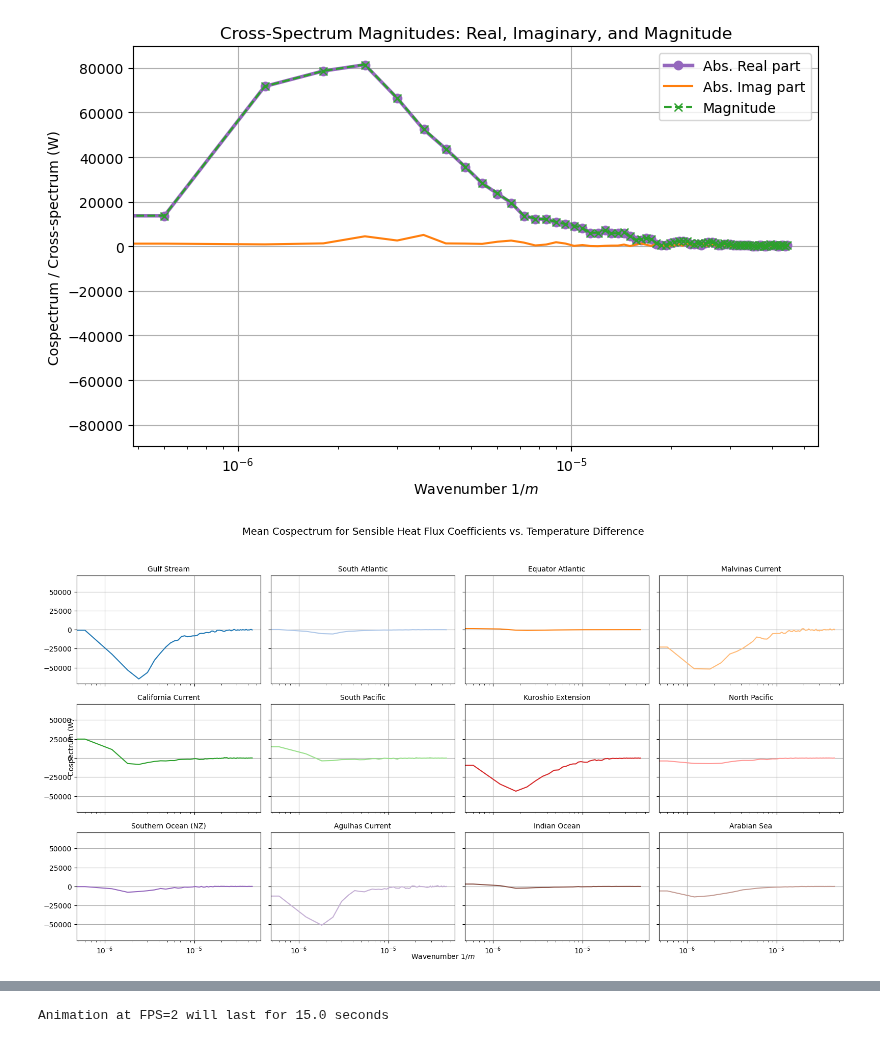
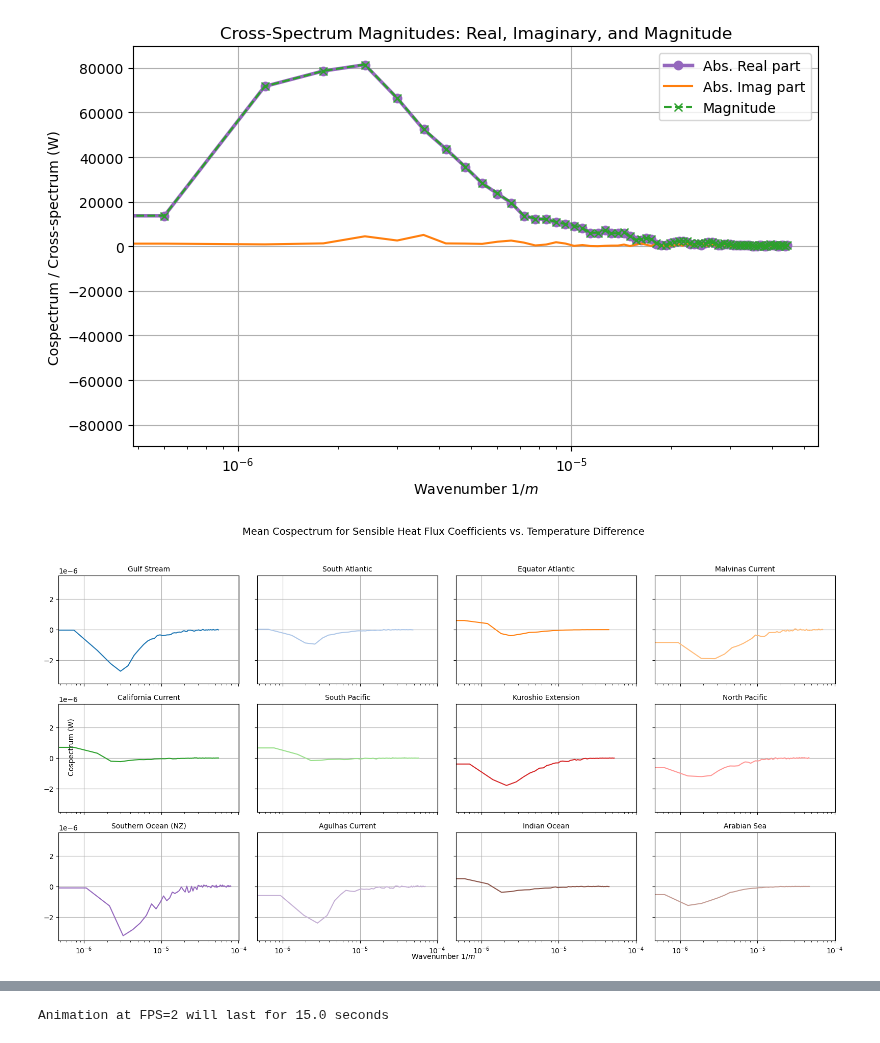
Before and after one commit to ocean-transport/air-sea-ML, a Jupyter notebook: cross_spectrum_figGen.ipynb, the cells around one changed output, grey strips where cells are left out. Drawn from its saved outputs; the diff is of its cells as text; code cells hidden in the pictures.

```diff
--- a/cross_spectrum_figGen.ipynb
+++ b/cross_spectrum_figGen.ipynb
@@ -927,8 +944,9 @@ for i, box in enumerate(cropped_boxes_HR):
     C_t = C.chunk({"xt_ocean": -1})
 
     # degree to m conversion
-    T_diff_t = T_diff_t.assign_coords(xt_ocean=T_diff_t.xt_ocean*111000)
-    C_t = C_t.assign_coords(xt_ocean=C_t.xt_ocean*111000)
+    lat_mean = T_diff_t.yt_ocean.mean().item()
+    T_diff_t = T_diff_t.assign_coords(xt_ocean = T_diff_t.xt_ocean * 111000 * np.cos(np.deg2rad(lat_mean)))
+    C_t = C_t.assign_coords(xt_ocean = C_t.xt_ocean * 111000 * np.cos(np.deg2rad(lat_mean)))
 
     cross_specs = xrft.cross_spectrum(T_diff_t, C_t, dim='xt_ocean', window=True, detrend="linear", density=False)
     cross_spec_mean = cross_specs.mean(['yt_ocean', 'time']).compute()
@@ -1181,38 +1199,40 @@ for i, box in enumerate(cropped_boxes_HR):
     T_diff = cropped_boxes_HR[i].t_ref - cropped_boxes_HR[i].surface_temp
     C = cropped_boxes_qh[i] / (T_diff + eps)
 
     T_diff_t = T_diff.chunk({"xt_ocean": -1})
     C_t = C.chunk({"xt_ocean": -1})
 
-    # degree to meter conversion
-    T_diff_t = T_diff_t.assign_coords(xt_ocean=T_diff_t.xt_ocean * 111000)
-    C_t = C_t.assign_coords(xt_ocean=C_t.xt_ocean * 111000)
+    # degree to m conversion
+    lat_mean = T_diff_t.yt_ocean.mean().item()
+    T_diff_t = T_diff_t.assign_coords(xt_ocean = T_diff_t.xt_ocean * 111000 * np.cos(np.deg2rad(lat_mean)))
+    C_t = C_t.assign_coords(xt_ocean = C_t.xt_ocean * 111000 * np.cos(np.deg2rad(lat_mean)))
 
     cross_specs = xrft.cross_spectrum(
         T_diff_t, C_t, dim="xt_ocean",
         window=True, detrend="linear", density=False
     )
     cross_spec_mean = cross_specs.mean(["yt_ocean", "time"]).compute()
+    cross_spec_max = np.abs(cross_spec_mean).max()
 
     ax = axes[i]
     ax.plot(
         cross_spec_mean["freq_xt_ocean"],
-        cross_spec_mean.real * cross_spec_mean["freq_xt_ocean"],
+        cross_spec_mean.real * cross_spec_mean["freq_xt_ocean"] / cross_spec_max,
         color=colors[i]
     )
     ax.set_xscale("log")
     ax.grid(True)
     ax.set_title(box_names[i], fontsize=10)
 
 # Add global labels
 fig.text(0.5, 0.04, r"Wavenumber $1/m$", ha='center')
 fig.text(0.04, 0.5, "Cospectrum (W)", va='center', rotation='vertical')
 fig.suptitle("Mean Cospectrum for Sensible Heat Flux Coefficients vs. Temperature Difference", fontsize=14)
 
 plt.tight_layout(rect=[0, 0.03, 1, 0.95])
 plt.show()
 # %% [output]
-[figure, old version]
+[figure, new version]
 # %%
 eps = 1e-2
 T_diff = cropped_boxes_HR[0].t_ref - cropped_boxes_HR[0].surface_temp
```
Also changed, not shown: parts of 6 cells of this notebook, 1 other file.
